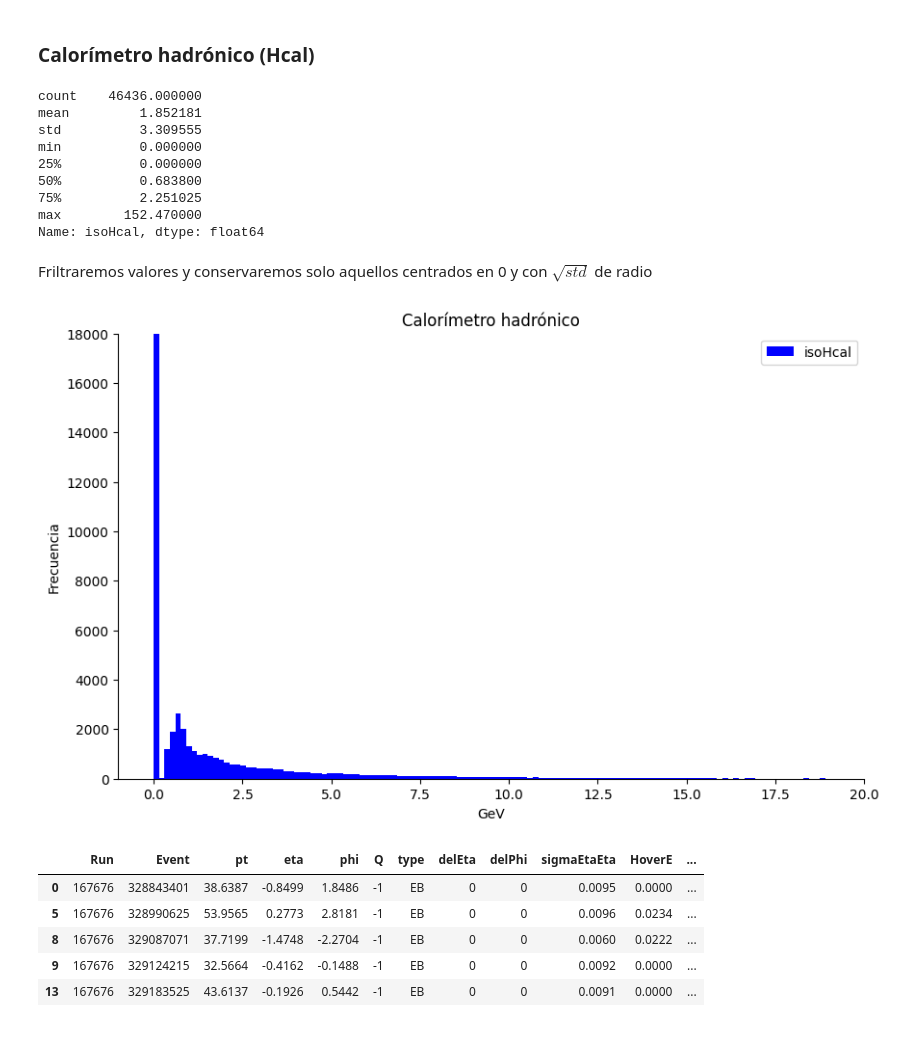
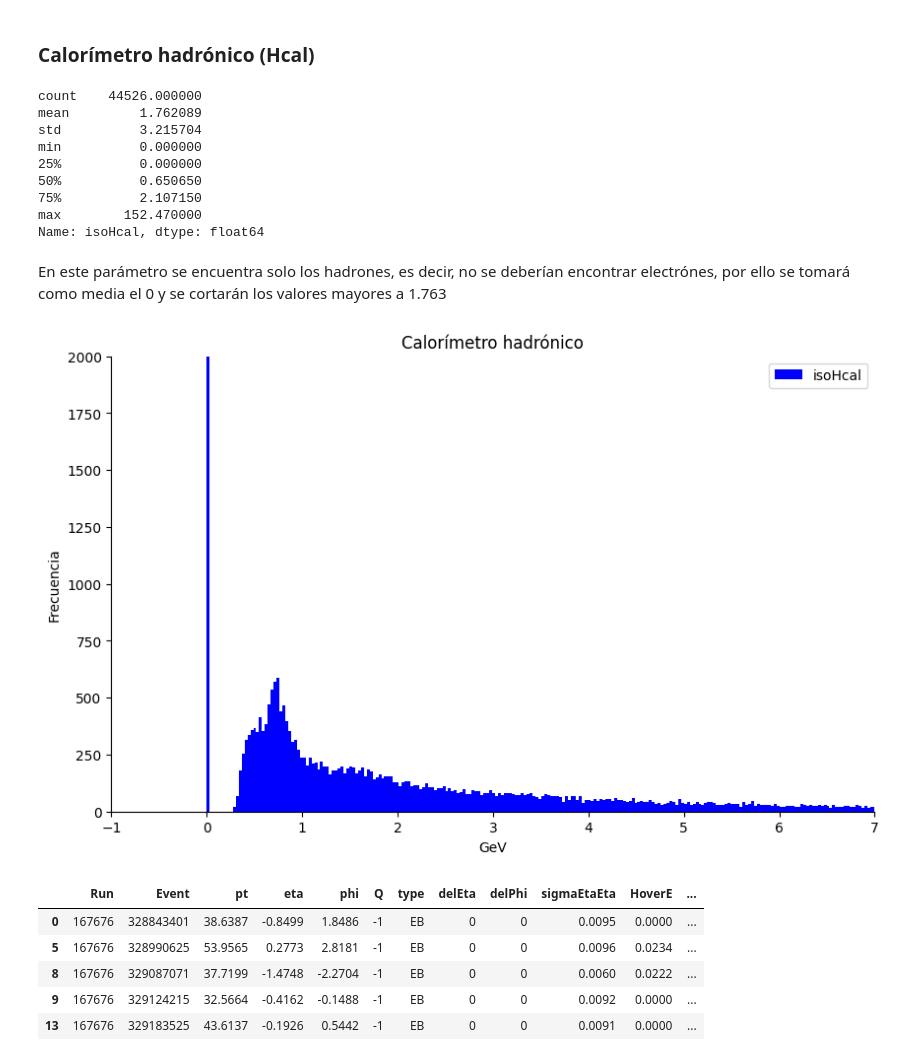
Before and after one commit to ProgramasParaFisicaDeParticulas/blindsampleanalysiswithcsv4-Jorge-1501, a Jupyter notebook: Exploracion.ipynb, the cells around one changed output. Saved outputs shown, nothing was run; the diff lists cells and outputs as text; code cells hidden in the pictures.

```diff
--- a/Exploracion.ipynb
+++ b/Exploracion.ipynb
@@ -419,6 +423,10 @@ particles['delta_phi'] = particles['phi'] - particles['phiMET']
 
 # Paso 2: Calcular la masa transversa
 particles['mass_transverse'] = np.sqrt(2 * particles['pt'] * particles['MET'] * (1 - np.cos(particles['delta_phi'])))
+# %%
+particles['IsoGenral'] = particles['isoEcal'] + particles['isoHcal'] + particles['isoTrack']
+# %%
+particles['Suma pt'] = particles['pt'] + particles['MET']
 # %% [markdown]
 ## Sample de datos abiertos del CMS para educación.
 # %% [markdown]
@@ -621,7 +652,7 @@ particles_EB.describe()
 | 75% | 170876.000000 | 6.343619e+08 | 54.399100 | 0.809800 | 1.598300 | 1.000000 | 0.0 | 0.0 | 0.009900 | 0.020900 | ... |
 | max | 172949.000000 | 2.483716e+09 | 515.567000 | 1.724100 | 3.141500 | 1.000000 | 0.0 | 0.0 | 0.027200 | 2.339000 | ... |
 # %%
-particles_HoverE = particles_EB[(particles_EB['HoverE']) < 0.038]
+particles_HoverE = particles_EB[(particles_EB['HoverE']) < 2*0.0157]
 # %%
 particles_HoverE.head()
 # %% [output]
@@ -738,40 +770,40 @@ Name: mass_transverse, dtype: float64
 # %%
 particles_HoverE['isoHcal'].describe()
 # %% [output]
-count    46436.000000
-mean         1.852181
-std          3.309555
+count    44526.000000
+mean         1.762089
+std          3.215704
 min          0.000000
 25%          0.000000
-50%          0.683800
-75%          2.251025
+50%          0.650650
+75%          2.107150
 max        152.470000
 Name: isoHcal, dtype: float64
-# %% [markdown]
-Friltraremos valores y conservaremos solo aquellos centrados en 0 y con $\sqrt {std}$ de radio
+# %% [markdown]
+En este parámetro se encuentra solo los hadrones, es decir, no se deberían encontrar electrónes, por ello se tomará como media el 0 y se cortarán los valores mayores a 1.763
 # %%
 # Creación de una figura y ejes para los histogramas
 fig2pt_2, ax2pt_2 = plt.subplots(figsize=(10, 6))
 
 # Gráfica los histogramas
-ax2pt_2.hist(particles_HoverE['isoHcal'], bins=1000, label = "isoHcal", color="Blue")
+ax2pt_2.hist(particles_HoverE['isoHcal'], bins=5000, label = "isoHcal", color="Blue")
 #ax2pt_2.hist(particles_Hcal['isoEcal'], bins=1000, alpha= 0.6, label = "isoEcal", color="Green")
 plt.gca().spines[['top', 'right',]].set_visible(False)
 
 # Título y etiquetas
 ax2pt_2.set_title('Calorímetro hadrónico')
 ax2pt_2.set_xlabel('GeV')
 ax2pt_2.set_ylabel('Frecuencia')
 
-plt.xlim(-1,20)
-plt.ylim(0,18000)
+plt.xlim(-1,7)
+plt.ylim(0,2000)
 
 ax2pt_2.legend()
 
 # Mostrar la gráfica
 plt.show()
 # %% [output]
-[figure, old version]
+[figure, new version]
 # %%
 media_Hcal = np.mean(particles_HoverE['isoHcal'])
 std_Hcal = np.std(particles_HoverE['isoHcal'])
```
Also changed, not shown: parts of 131 cells of this notebook.
